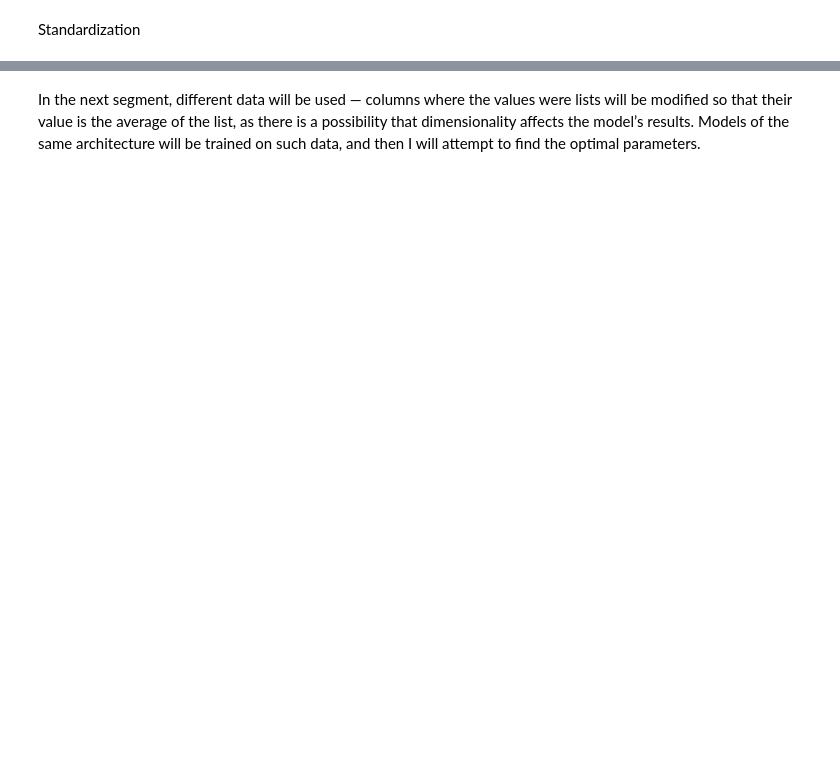
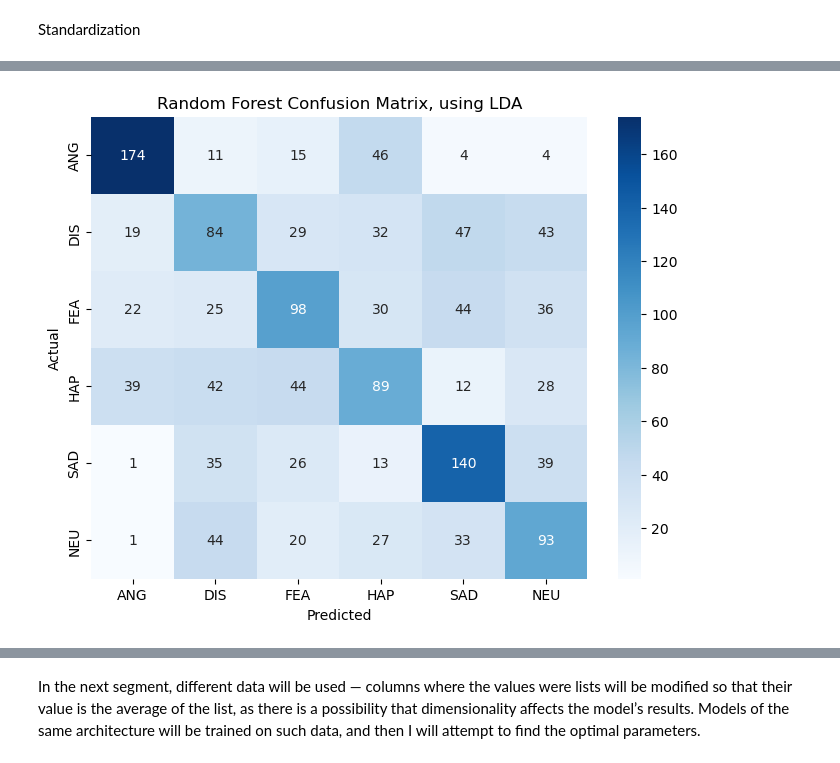
Before and after one commit to MilicaRadojevic/voice_emotion_recognition, a Jupyter notebook: src/notebooks/model-training.ipynb, the cells around one changed output, grey strips where cells are left out. Saved outputs shown, nothing was run; the diff lists cells and outputs as text; code cells hidden in the pictures; blank space fills up the shorter version.

```diff
--- a/src/notebooks/model-training.ipynb
+++ b/src/notebooks/model-training.ipynb
@@ -346,0 +612,8 @@ plt.show()
+# %%
+lda = LinearDiscriminantAnalysis(n_components=4)
+lda.fit(X_train, y_train)
+X_train_r = lda.transform(X_train)
+X_test_r = lda.transform(X_test)
+
+print(X_train_r.shape)
+print(X_test_r.shape)
@@ -346,0 +623,9 @@ plt.show()
+# %%
+# Random Forest
+rf1LDA = RandomForestClassifier(n_estimators=310, random_state=42)
+rf1LDA.fit(X_train_r, y_train)
+
+# Evaluation
+y_pred = rf1LDA.predict(X_test_r)
+print("Accuracy:", accuracy_score(y_test, y_pred))
+print("\nClassification Report:\n", classification_report(y_test, y_pred))
@@ -346,0 +648,13 @@ plt.show()
+# %%
+cmrf1LDA = confusion_matrix(y_test, y_pred)
+
+plt.figure(figsize=(8,6))
+sns.heatmap(cmrf1LDA, annot=True, fmt='d', cmap='Blues',
+            xticklabels=['ANG','DIS','FEA','HAP','SAD','NEU'],
+            yticklabels=['ANG','DIS','FEA','HAP','SAD','NEU'])
+plt.xlabel("Predicted")
+plt.ylabel("Actual")
+plt.title("Random Forest Confusion Matrix, using LDA")
+plt.show()
+# %% [output]
+[figure, added]
```
Also changed, not shown: parts of 52 cells of this notebook.
